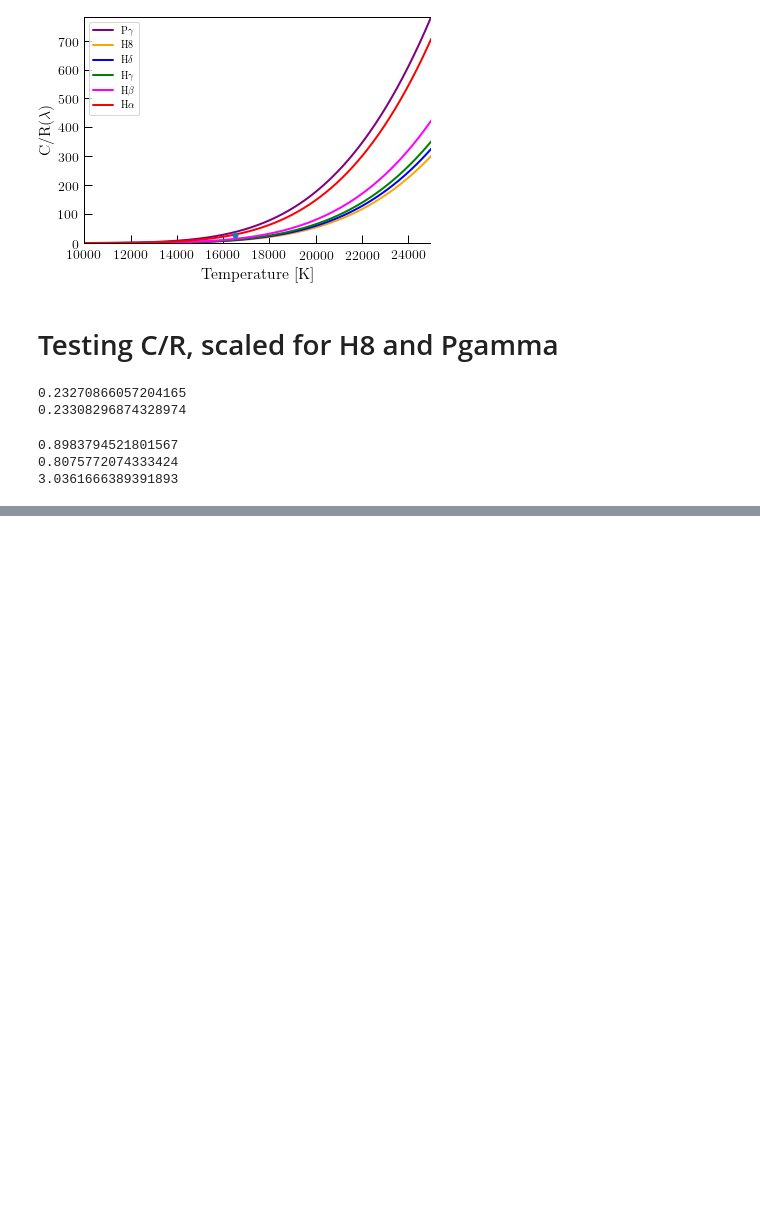
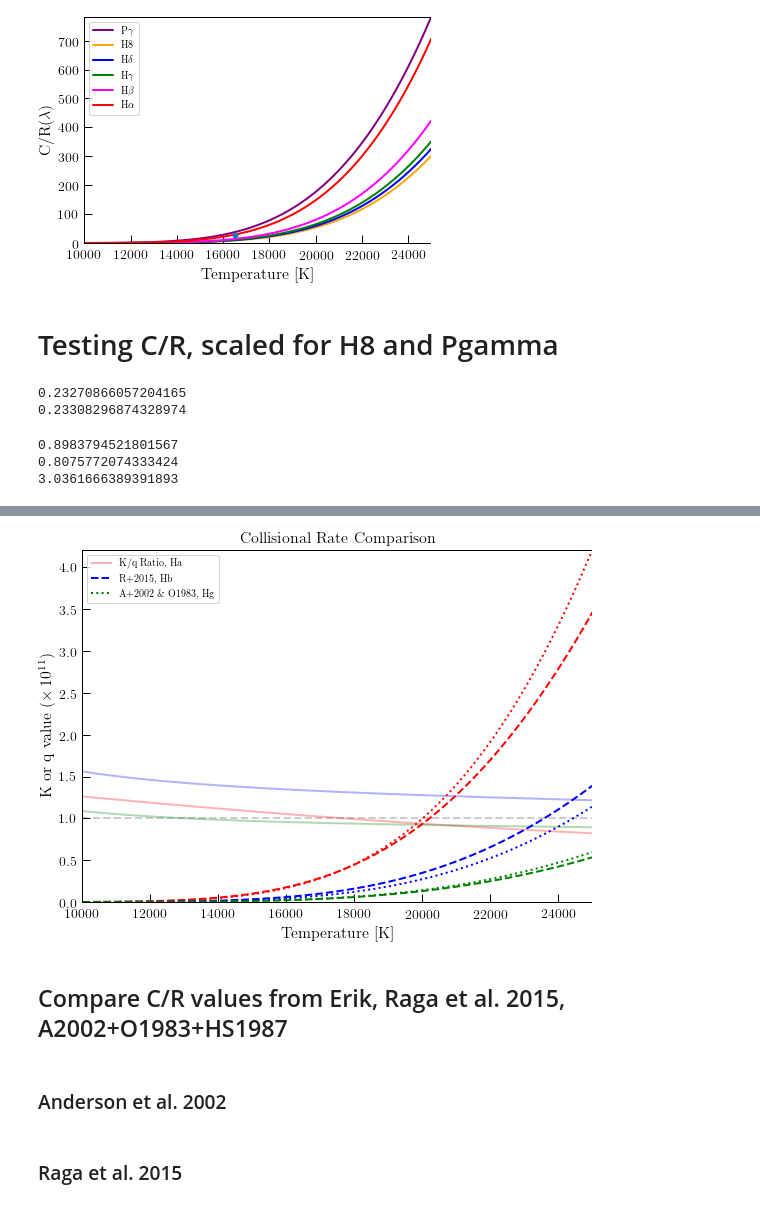
Before and after one commit to tiffanyhsyu/Yp, a Jupyter notebook: investigating_CR.ipynb, the cells around one changed output, grey strips where cells are left out. Drawn from its saved outputs; the diff is of its cells as text; code cells hidden in the pictures; blank space fills up the shorter version.

```diff
--- a/investigating_CR.ipynb
+++ b/investigating_CR.ipynb
@@ -155,0 +319,2 @@ print (-15.15/-15.34)
+# %%
+kB = 8.61733e-5
@@ -155,0 +588,39 @@ print (-15.15/-15.34)
+# %%
+K_mix_Ha = np.zeros(test_temps.size)
+K_mix_Hb = np.zeros(test_temps.size)
+K_mix_Hg = np.zeros(test_temps.size)
+
+for t in range(test_temps.size):
+    K_mix_Ha[t] = calculate_CR(G_Ha, BR_Ha, test_temps[t], test_xi, 'Ha')[0]
+    K_mix_Hb[t] = calculate_CR(G_Hb, BR_Hb, test_temps[t], test_xi, 'Hb')[0]
+    K_mix_Hg[t] = calculate_CR(G_Hg, BR_Hg, test_temps[t], test_xi, 'Hg')[0]
+    # Returns K, alpha, C/R
+
+q_R2015_Ha = R2015(test_xi, test_temps, 'Ha')[0]
+q_R2015_Hb = R2015(test_xi, test_temps, 'Hb')[0]
+q_R2015_Hg = R2015(test_xi, test_temps, 'Hg')[0]
+# Returns q, alpha, C/R
+# %%
+plt.subplots(figsize=(8,6))
+plt.axhline(1.0, ls='--', alpha=0.2)
+plt.plot(test_temps, K_mix_Ha/q_R2015_Ha, color='red', ls='-', alpha=0.3, label='K/q Ratio, Ha')
+plt.plot(test_temps, K_mix_Hb/q_R2015_Hb, color='blue', ls='-', alpha=0.3, label='__nolabel__')
+plt.plot(test_temps, K_mix_Hg/q_R2015_Hg, color='green', ls='-', alpha=0.3, label='__nolabel__')
+plt.plot(test_temps, K_mix_Ha*1e11, color='red', ls='--', label='__nolabel__')
+plt.plot(test_temps, K_mix_Hb*1e11, color='blue', ls='--', label='R+2015, Hb')
+plt.plot(test_temps, K_mix_Hg*1e11, color='green', ls='--', label='__nolabel__')
+plt.plot(test_temps, q_R2015_Ha*1e11, color='red', ls=':', label='__nolabel__')
+plt.plot(test_temps, q_R2015_Hb*1e11, color='blue', ls=':', label='__nolabel__')
+plt.plot(test_temps, q_R2015_Hg*1e11, color='green', ls=':', label=r'A+2002 \& O1983, Hg')
+plt.legend()
+plt.xlabel('Temperature [K]')
+plt.ylabel(r'K or q value ($\times\,10^{11}$)')
+plt.title('Collisional Rate Comparison')
+#plt.savefig('/Users/thsyu/Dropbox/BCDs/primordial_helium/collisional_rate_comparison.pdf')
+plt.show()
+# %% [output]
+[figure, added]
+# %% [markdown]
+## Compare C/R values from Erik, Raga et al. 2015, A2002+O1983+HS1987
+# %% [markdown]
+### Anderson et al. 2002
@@ -155,0 +636,2 @@ print (-15.15/-15.34)
+# %% [markdown]
+### Raga et al. 2015
```
Also changed, not shown: parts of 68 cells of this notebook.
